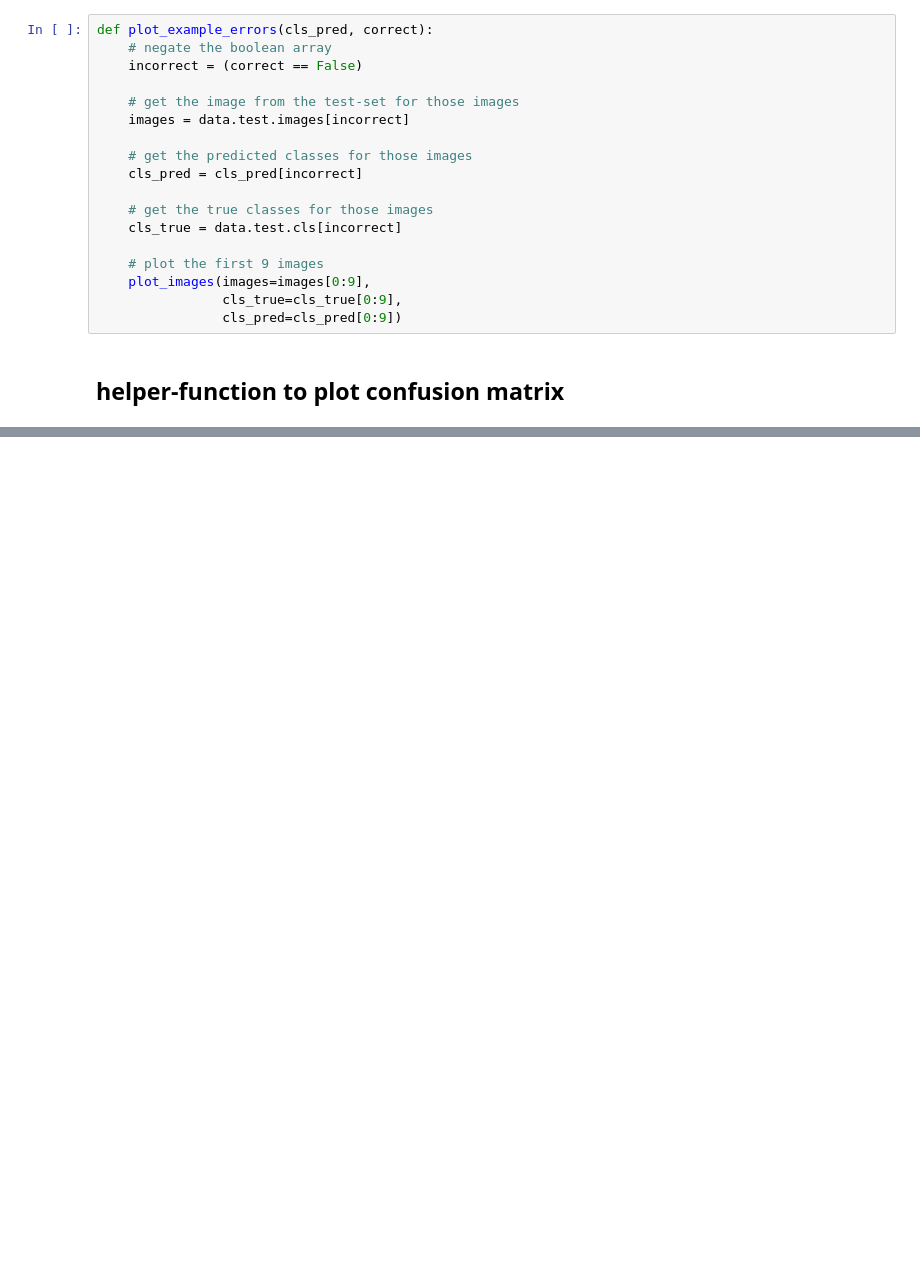
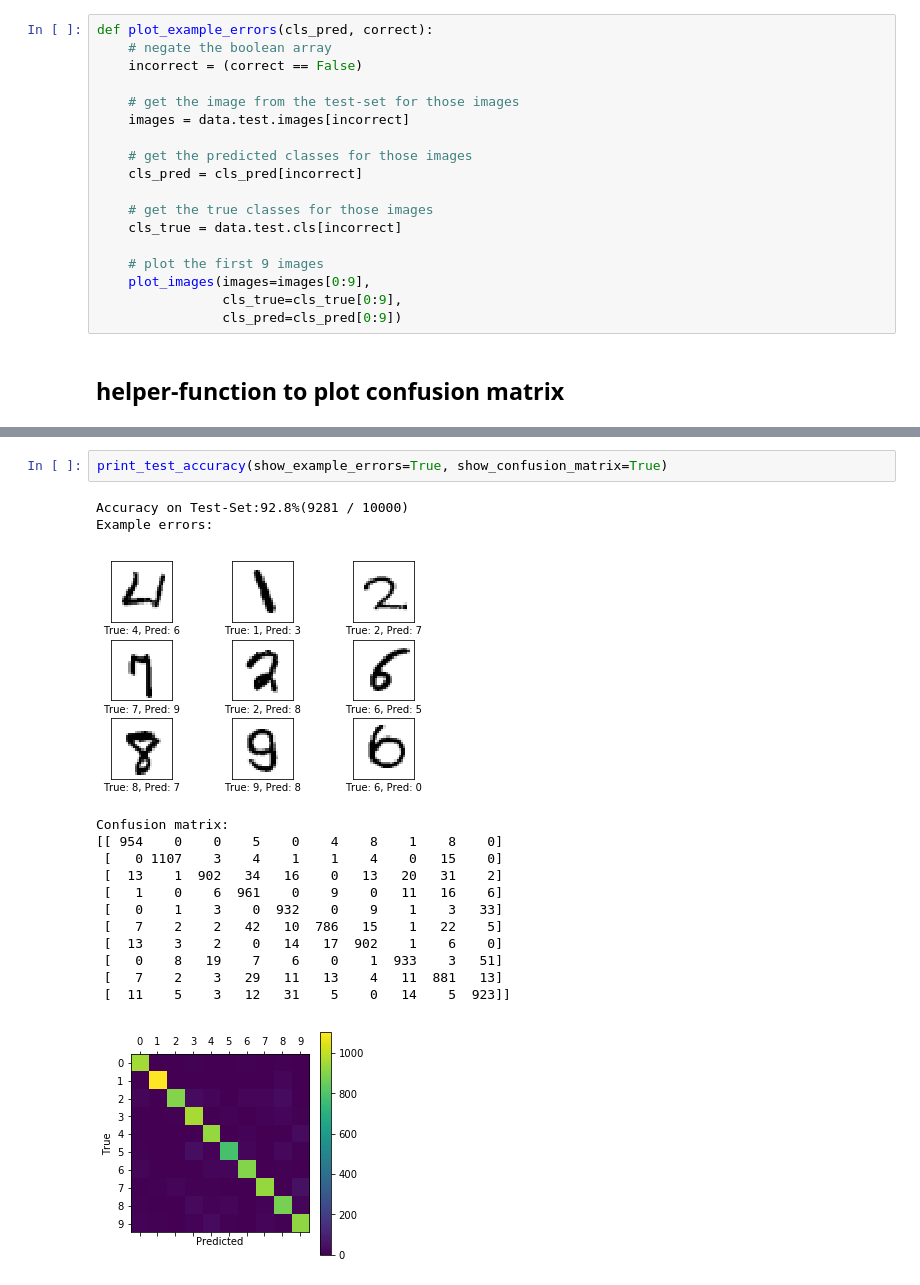
Before and after one commit to happyjin/tensorflow_tutorial, a Jupyter notebook: Hvass_tutorial/02_Convolutional_Neural_Network.ipynb, the cells around one changed output, grey strips where cells are left out. Cells and saved outputs as stored; diff of their text form; blank space fills up the shorter version.

```diff
--- a/Hvass_tutorial/02_Convolutional_Neural_Network.ipynb
+++ b/Hvass_tutorial/02_Convolutional_Neural_Network.ipynb
@@ -400,0 +537,18 @@ def plot_example_errors(cls_pred, correct):
+# %%
+print_test_accuracy(show_example_errors=True, show_confusion_matrix=True)
+# %% [output]
+Accuracy on Test-Set:92.8%(9281 / 10000)
+Example errors:
+[figure, added]
+Confusion matrix:
+[[ 954    0    0    5    0    4    8    1    8    0]
+ [   0 1107    3    4    1    1    4    0   15    0]
+ [  13    1  902   34   16    0   13   20   31    2]
+ [   1    0    6  961    0    9    0   11   16    6]
+ [   0    1    3    0  932    0    9    1    3   33]
+ [   7    2    2   42   10  786   15    1   22    5]
+ [  13    3    2    0   14   17  902    1    6    0]
+ [   0    8   19    7    6    0    1  933    3   51]
+ [   7    2    3   29   11   13    4   11  881   13]
+ [  11    5    3   12   31    5    0   14    5  923]]
+[figure, added]
```
Also changed, not shown: parts of 24 cells of this notebook.
